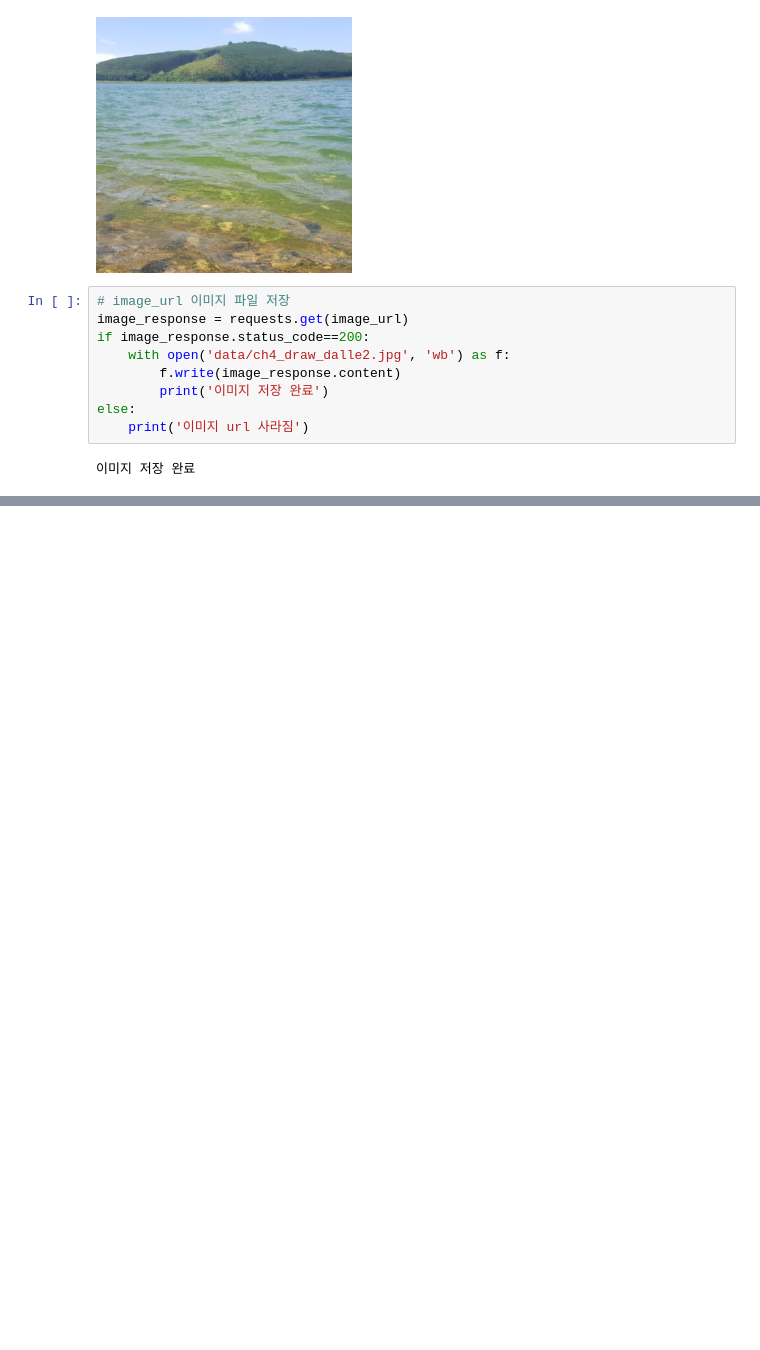
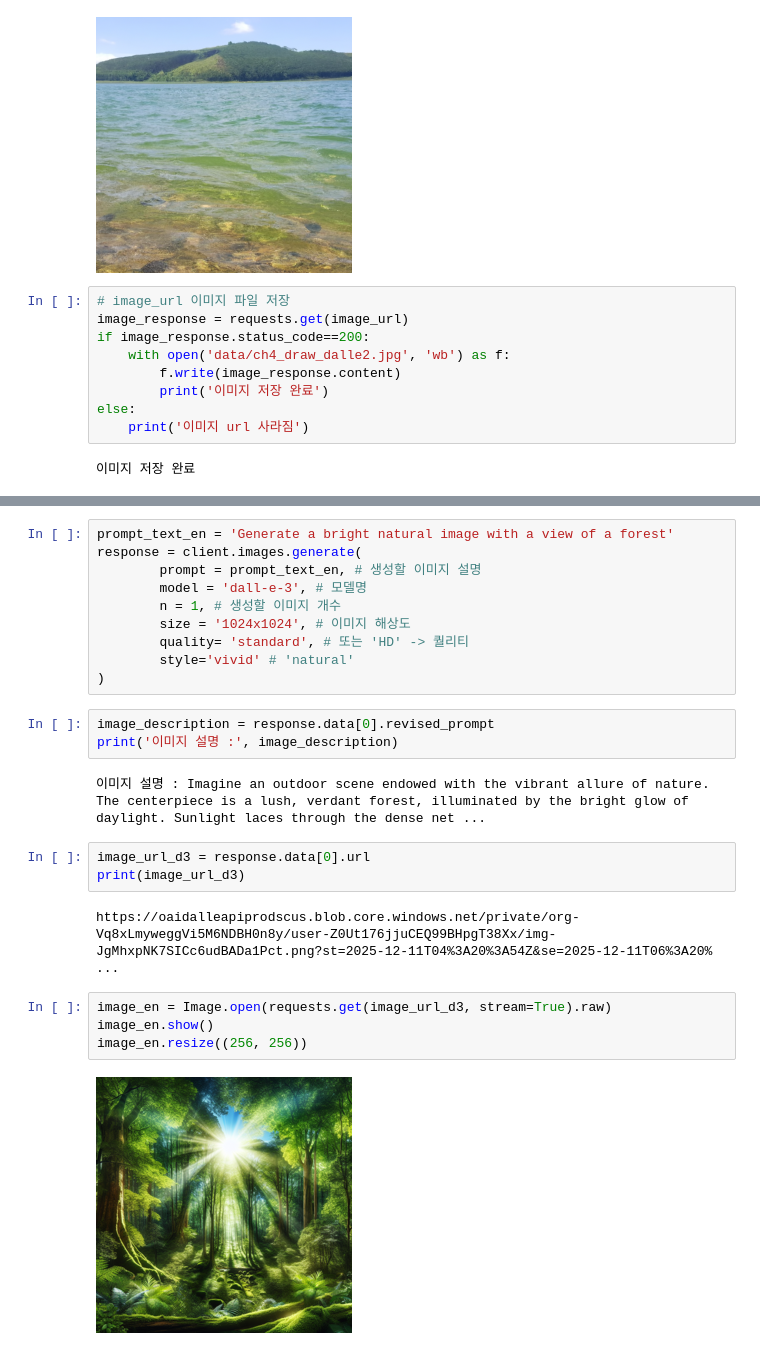
Before and after one commit to Harutoshi87/KI, a Jupyter notebook: source/08_LLM/ch4_OpenAI_Dall-E_API.ipynb, the cells around one changed output, grey strips where cells are left out. Drawn from its saved outputs; the diff is of its cells as text; blank space fills up the shorter version.

```diff
--- a/source/08_LLM/ch4_OpenAI_Dall-E_API.ipynb
+++ b/source/08_LLM/ch4_OpenAI_Dall-E_API.ipynb
@@ -88,0 +92,26 @@ else:
+# %%
+prompt_text_en = 'Generate a bright natural image with a view of a forest'
+response = client.images.generate(
+        prompt = prompt_text_en, # 생성할 이미지 설명
+        model = 'dall-e-3', # 모델명
+        n = 1, # 생성할 이미지 개수
+        size = '1024x1024', # 이미지 해상도
+        quality= 'standard', # 또는 'HD' -> 퀄리티
+        style='vivid' # 'natural'
+)
+# %%
+image_description = response.data[0].revised_prompt
+print('이미지 설명 :', image_description)
+# %% [output]
+이미지 설명 : Imagine an outdoor scene endowed with the vibrant allure of nature. The centerpiece is a lush, verdant forest, illuminated by the bright glow of daylight. Sunlight laces through the dense net ...
+# %%
+image_url_d3 = response.data[0].url
+print(image_url_d3)
+# %% [output]
+https://oaidalleapiprodscus.blob.core.windows.net/private/org-Vq8xLmyweggVi5M6NDBH0n8y/user-Z0Ut176jjuCEQ99BHpgT38Xx/img-JgMhxpNK7SICc6udBADa1Pct.png?st=2025-12-11T04%3A20%3A54Z&se=2025-12-11T06%3A20% ...
+# %%
+image_en = Image.open(requests.get(image_url_d3, stream=True).raw)
+image_en.show()
+image_en.resize((256, 256))
+# %% [output]
+[figure, added]
```
Also changed, not shown: parts of 11 cells of this notebook, 16 other files.
